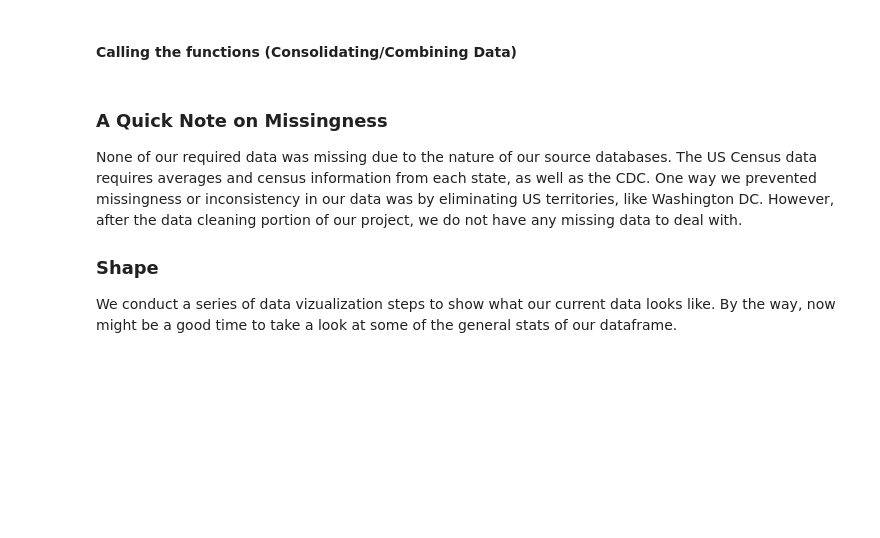
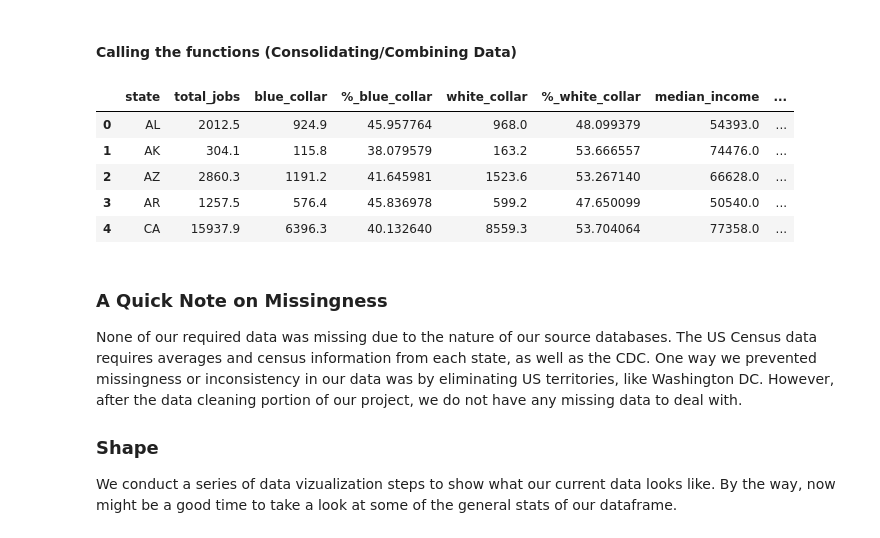
Before and after one commit to EthanLDot/COVID_Socioecon_DataScience_Project, a Jupyter notebook: EDACheckpointGroup029-Wi22.ipynb, the cells around one changed output. Cells and saved outputs as stored; diff of their text form; code cells hidden in the pictures; blank space fills up the shorter version.

```diff
--- a/EDACheckpointGroup029-Wi22.ipynb
+++ b/EDACheckpointGroup029-Wi22.ipynb
@@ -410,12 +416,19 @@ def calculate_alpha(median_income, with_insurance, white_labor):
 #### Calling the functions (Consolidating/Combining Data)
 # %%
 # use get_overall_data
-overall_df = get_overall_data(2, 1, 2022)
+overall_df = get_overall_data(12, 12, 2021)
 
 # create column for calculated coeffeicients
 overall_df['coeff'] = calculate_alpha(overall_df['median_income'],overall_df['%_with_insurance'], overall_df['%_white_collar'])
 
-overall_df
+overall_df.head()
+# %% [output]
+|  | state | total_jobs | blue_collar | %_blue_collar | white_collar | %_white_collar | median_income | ... |
+| 0 | AL | 2012.5 | 924.9 | 45.957764 | 968.0 | 48.099379 | 54393.0 | ... |
+| 1 | AK | 304.1 | 115.8 | 38.079579 | 163.2 | 53.666557 | 74476.0 | ... |
+| 2 | AZ | 2860.3 | 1191.2 | 41.645981 | 1523.6 | 53.267140 | 66628.0 | ... |
+| 3 | AR | 1257.5 | 576.4 | 45.836978 | 599.2 | 47.650099 | 50540.0 | ... |
+| 4 | CA | 15937.9 | 6396.3 | 40.132640 | 8559.3 | 53.704064 | 77358.0 | ... |
 # %% [markdown]
 ### A Quick Note on Missingness
 None of our required data was missing due to the nature of our source databases. The US Census data requires averages and census information from each state, as well as the CDC. One way we prevented missingness or inconsistency in our data was by eliminating US territories, like Washington DC. However, after the data cleaning portion of our project, we do not have any missing data to deal with.
```
Also changed, not shown: parts of 14 cells of this notebook.
